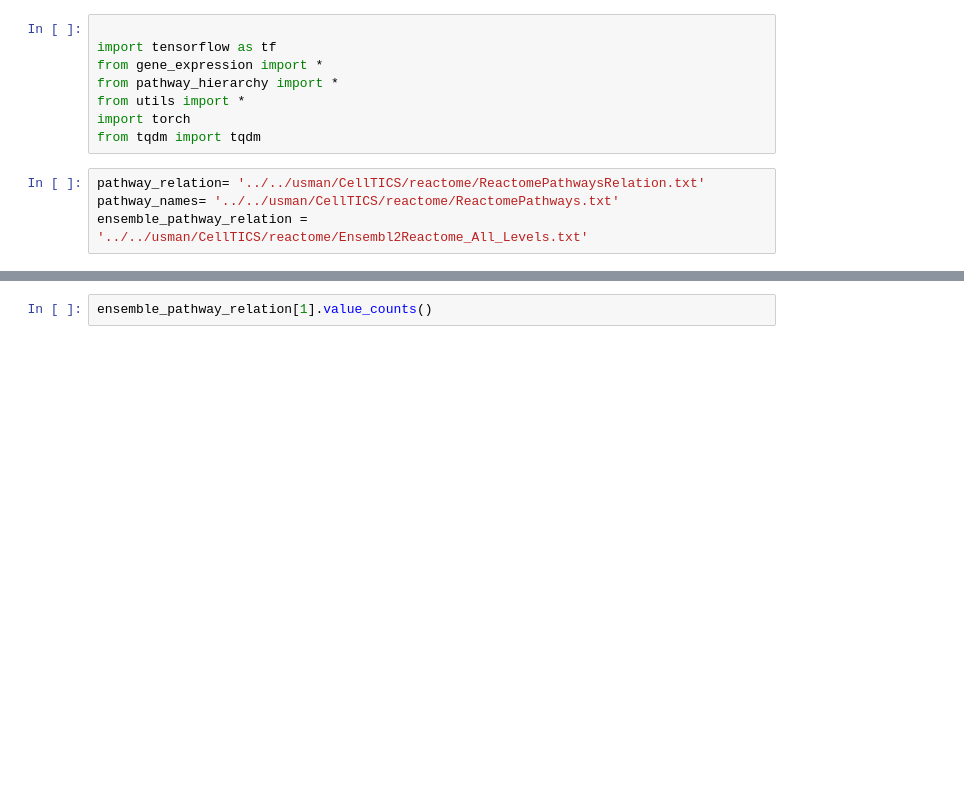
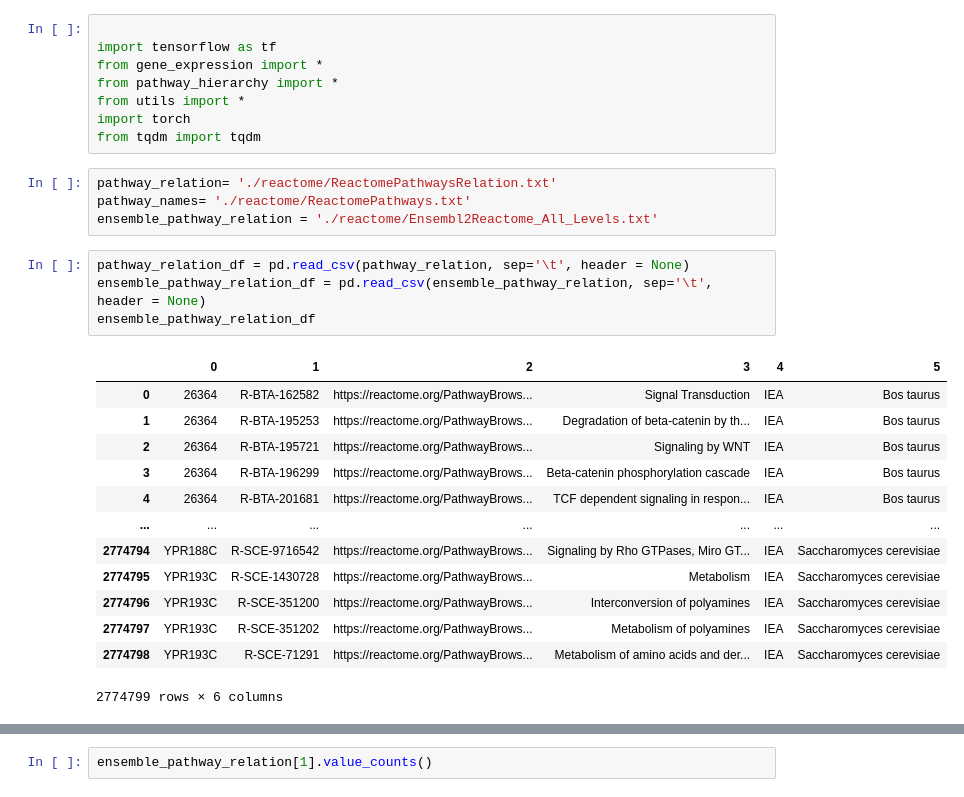
Before and after one commit to Polster-lab/Pytorch_Biologically_Informed_Neural_Network, a Jupyter notebook: Understanding_Network_Heirarchy.ipynb, the cells around one changed output, grey strips where cells are left out. Drawn from its saved outputs; the diff is of its cells as text; blank space fills up the shorter version.

```diff
--- a/Understanding_Network_Heirarchy.ipynb
+++ b/Understanding_Network_Heirarchy.ipynb
@@ -7,6 +7,24 @@ from utils import *
 import torch
 from tqdm import tqdm
 # %%
-pathway_relation= '../../usman/CellTICS/reactome/ReactomePathwaysRelation.txt'
-pathway_names= '../../usman/CellTICS/reactome/ReactomePathways.txt'
-ensemble_pathway_relation = '../../usman/CellTICS/reactome/Ensembl2Reactome_All_Levels.txt'
+pathway_relation= './reactome/ReactomePathwaysRelation.txt'
+pathway_names= './reactome/ReactomePathways.txt'
+ensemble_pathway_relation = './reactome/Ensembl2Reactome_All_Levels.txt'
+# %%
+pathway_relation_df = pd.read_csv(pathway_relation, sep='\t', header = None)
+ensemble_pathway_relation_df = pd.read_csv(ensemble_pathway_relation, sep='\t', header = None)
+ensemble_pathway_relation_df
+# %% [output]
+|  | 0 | 1 | 2 | 3 | 4 | 5 |
+| 0 | 26364 | R-BTA-162582 | https://reactome.org/PathwayBrows... | Signal Transduction | IEA | Bos taurus |
+| 1 | 26364 | R-BTA-195253 | https://reactome.org/PathwayBrows... | Degradation of beta-catenin by th... | IEA | Bos taurus |
+| 2 | 26364 | R-BTA-195721 | https://reactome.org/PathwayBrows... | Signaling by WNT | IEA | Bos taurus |
+| 3 | 26364 | R-BTA-196299 | https://reactome.org/PathwayBrows... | Beta-catenin phosphorylation cascade | IEA | Bos taurus |
+| 4 | 26364 | R-BTA-201681 | https://reactome.org/PathwayBrows... | TCF dependent signaling in respon... | IEA | Bos taurus |
+| ... | ... | ... | ... | ... | ... | ... |
+| 2774794 | YPR188C | R-SCE-9716542 | https://reactome.org/PathwayBrows... | Signaling by Rho GTPases, Miro GT... | IEA | Saccharomyces cerevisiae |
+| 2774795 | YPR193C | R-SCE-1430728 | https://reactome.org/PathwayBrows... | Metabolism | IEA | Saccharomyces cerevisiae |
+| 2774796 | YPR193C | R-SCE-351200 | https://reactome.org/PathwayBrows... | Interconversion of polyamines | IEA | Saccharomyces cerevisiae |
+| 2774797 | YPR193C | R-SCE-351202 | https://reactome.org/PathwayBrows... | Metabolism of polyamines | IEA | Saccharomyces cerevisiae |
+| 2774798 | YPR193C | R-SCE-71291 | https://reactome.org/PathwayBrows... | Metabolism of amino acids and der... | IEA | Saccharomyces cerevisiae |
+2774799 rows × 6 columns
```
Also changed, not shown: parts of 19 cells of this notebook, 19 other files.
